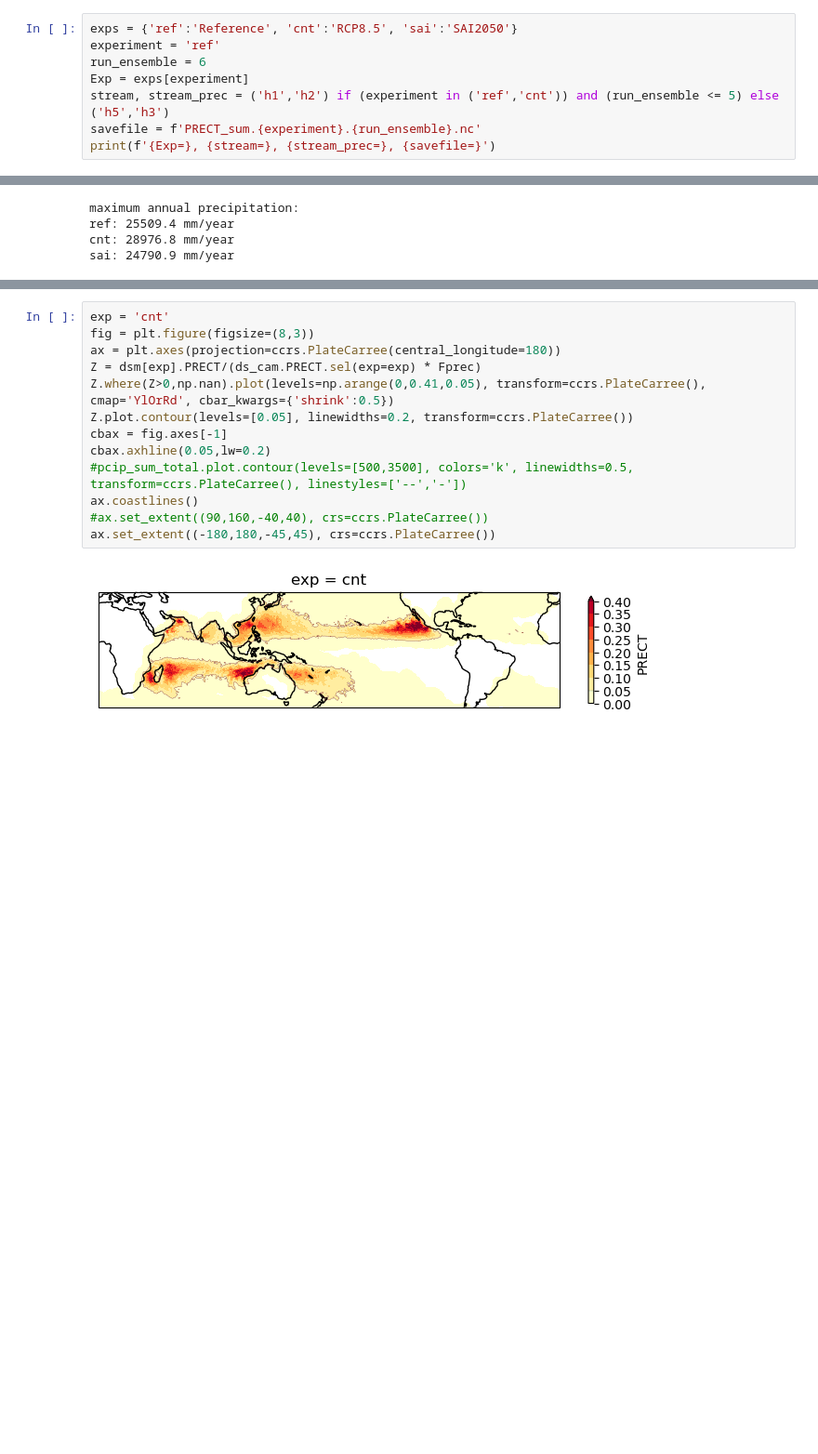
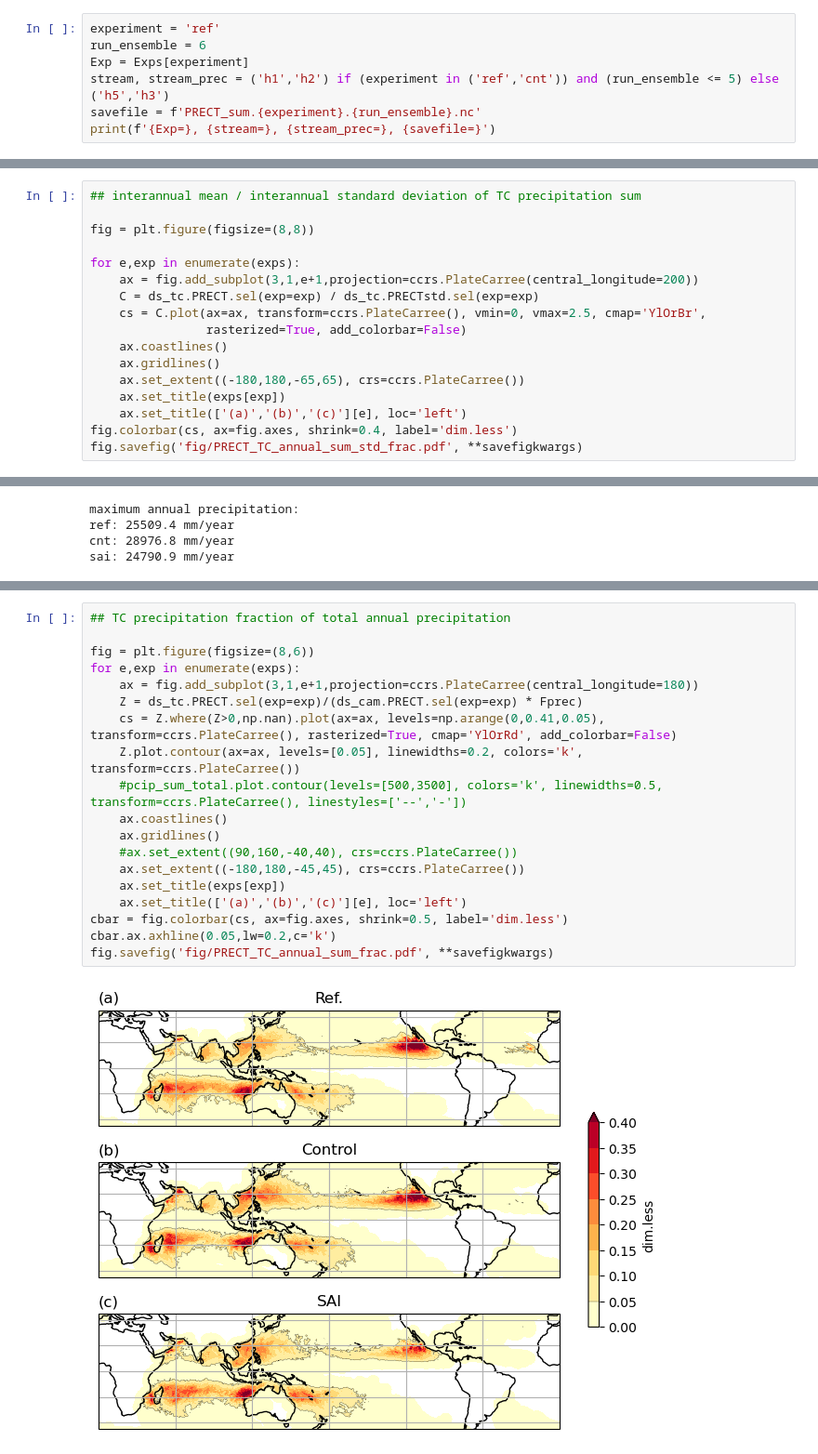
Before and after one commit to JdeJong96/TCs-under-SAI, a Jupyter notebook: tracker/additional/precipitation_sum_v2/main.ipynb, the cells around one changed output, grey strips where cells are left out. Shown at 93% size. Cells and saved outputs as stored; diff of their text form; blank space fills up the shorter version.

```diff
--- a/tracker/additional/precipitation_sum_v2/main.ipynb
+++ b/tracker/additional/precipitation_sum_v2/main.ipynb
@@ -14,8 +22,7 @@ import src.analysis.tracks as tracks
 # %%
-exps = {'ref':'Reference', 'cnt':'RCP8.5', 'sai':'SAI2050'}
 experiment = 'ref'
 run_ensemble = 6
-Exp = exps[experiment]
+Exp = Exps[experiment]
 stream, stream_prec = ('h1','h2') if (experiment in ('ref','cnt')) and (run_ensemble <= 5) else ('h5','h3')
 savefile = f'PRECT_sum.{experiment}.{run_ensemble}.nc'
 print(f'{Exp=}, {stream=}, {stream_prec=}, {savefile=}')
@@ -390,0 +416,17 @@ Fprec = 365 * 24 * 3600 * 1000 # m/s to mm/year
+# %%
+## interannual mean / interannual standard deviation of TC precipitation sum
+
+fig = plt.figure(figsize=(8,8))
+
+for e,exp in enumerate(exps):
+    ax = fig.add_subplot(3,1,e+1,projection=ccrs.PlateCarree(central_longitude=200))
+    C = ds_tc.PRECT.sel(exp=exp) / ds_tc.PRECTstd.sel(exp=exp)
+    cs = C.plot(ax=ax, transform=ccrs.PlateCarree(), vmin=0, vmax=2.5, cmap='YlOrBr',
+                rasterized=True, add_colorbar=False)
+    ax.coastlines()
+    ax.gridlines()
+    ax.set_extent((-180,180,-65,65), crs=ccrs.PlateCarree())
+    ax.set_title(exps[exp])
+    ax.set_title(['(a)','(b)','(c)'][e], loc='left')
+fig.colorbar(cs, ax=fig.axes, shrink=0.4, label='dim.less')
+fig.savefig('fig/PRECT_TC_annual_sum_std_frac.pdf', **savefigkwargs)
@@ -411,16 +527,22 @@ Text(0.5, 1.0, 'Reference')
 # %%
-exp = 'cnt'
-fig = plt.figure(figsize=(8,3))
-ax = plt.axes(projection=ccrs.PlateCarree(central_longitude=180))
-Z = dsm[exp].PRECT/(ds_cam.PRECT.sel(exp=exp) * Fprec)
-Z.where(Z>0,np.nan).plot(levels=np.arange(0,0.41,0.05), transform=ccrs.PlateCarree(), cmap='YlOrRd', cbar_kwargs={'shrink':0.5})
-Z.plot.contour(levels=[0.05], linewidths=0.2, transform=ccrs.PlateCarree())
-cbax = fig.axes[-1]
-cbax.axhline(0.05,lw=0.2)
-#pcip_sum_total.plot.contour(levels=[500,3500], colors='k', linewidths=0.5, transform=ccrs.PlateCarree(), linestyles=['--','-'])
-ax.coastlines()
-#ax.set_extent((90,160,-40,40), crs=ccrs.PlateCarree())
-ax.set_extent((-180,180,-45,45), crs=ccrs.PlateCarree())
+## TC precipitation fraction of total annual precipitation
+
+fig = plt.figure(figsize=(8,6))
+for e,exp in enumerate(exps):
+    ax = fig.add_subplot(3,1,e+1,projection=ccrs.PlateCarree(central_longitude=180))
+    Z = ds_tc.PRECT.sel(exp=exp)/(ds_cam.PRECT.sel(exp=exp) * Fprec)
+    cs = Z.where(Z>0,np.nan).plot(ax=ax, levels=np.arange(0,0.41,0.05), transform=ccrs.PlateCarree(), rasterized=True, cmap='YlOrRd', add_colorbar=False)
+    Z.plot.contour(ax=ax, levels=[0.05], linewidths=0.2, colors='k', transform=ccrs.PlateCarree())
+    #pcip_sum_total.plot.contour(levels=[500,3500], colors='k', linewidths=0.5, transform=ccrs.PlateCarree(), linestyles=['--','-'])
+    ax.coastlines()
+    ax.gridlines()
+    #ax.set_extent((90,160,-40,40), crs=ccrs.PlateCarree())
+    ax.set_extent((-180,180,-45,45), crs=ccrs.PlateCarree())
+    ax.set_title(exps[exp])
+    ax.set_title(['(a)','(b)','(c)'][e], loc='left')
+cbar = fig.colorbar(cs, ax=fig.axes, shrink=0.5, label='dim.less')
+cbar.ax.axhline(0.05,lw=0.2,c='k')
+fig.savefig('fig/PRECT_TC_annual_sum_frac.pdf', **savefigkwargs)
 # %% [output]
-[figure, old version]
+[figure, new version]
 # %%
```
Also changed, not shown: parts of 15 cells of this notebook, 7 other files.
